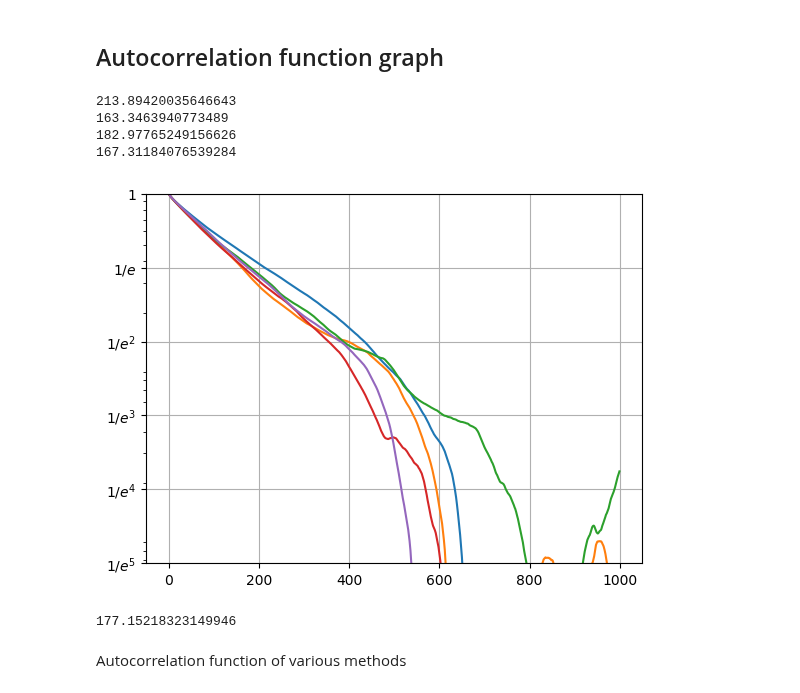
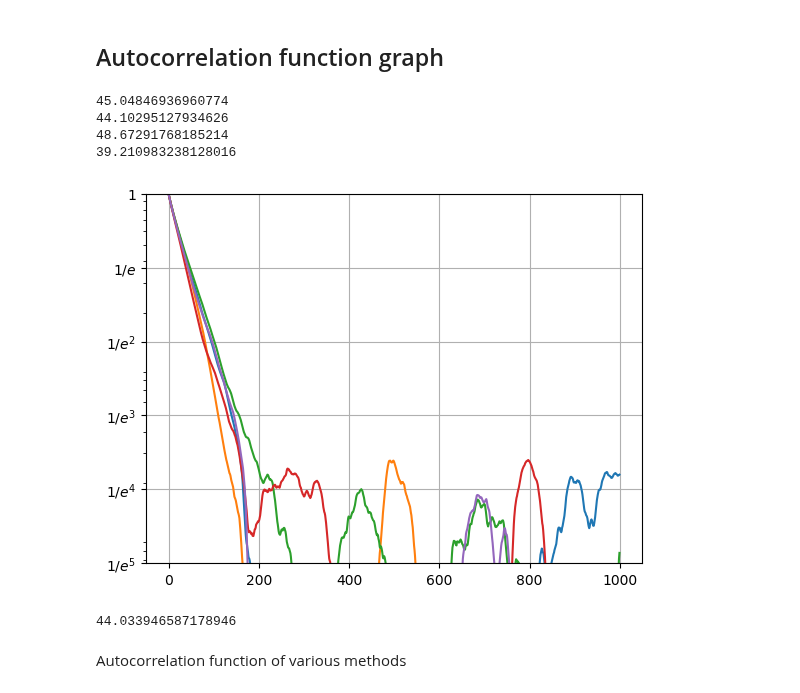
Before and after one commit to bkjhun/ising_2d_julia, a Jupyter notebook: ising_2d.ipynb, the cells around one changed output. Cells and saved outputs as stored; diff of their text form; code cells hidden in the pictures.

```diff
--- a/ising_2d.ipynb
+++ b/ising_2d.ipynb
@@ -77,28 +98,28 @@ end
 # %%
 Length = 32
 Config = initialize(Length, "random")
 
 Temperature = 2.3
 num_sample = Int(1e5)
 num_sample_burn = 2000
 period_sample = 1
 
 for iteration = 1:5
-    vec_magnetization, vec_energy = stream(Config, Temperature, num_sample, num_sample_burn, period_sample)
+    vec_magnetization, vec_energy = stream_tw(Config, Temperature, num_sample, num_sample_burn, period_sample)
     println(autocorrelation_time(abs.(vec_magnetization), 1000))
     semilogy(autocorrelation_function(abs.(vec_magnetization), 1000))
 end
 
 ylim([exp(-5), 1])
 yticks([1, exp(-1), exp(-2), exp(-3), exp(-4), exp(-5)],["1", L"$1/e$", L"$1/e^2$", L"$1/e^3$", L"$1/e^4$", L"$1/e^5$"])
 grid()
 # %% [output]
-213.89420035646643
-163.3463940773489
-182.97765249156626
-167.31184076539284
+45.04846936960774
+44.10295127934626
+48.67291768185214
+39.210983238128016
-[figure, old version]
+[figure, new version]
-177.15218323149946
+44.033946587178946
 # %% [markdown]
 Autocorrelation function of various methods
 # %%
```
Also changed, not shown: parts of 18 cells of this notebook, 2 other files.
